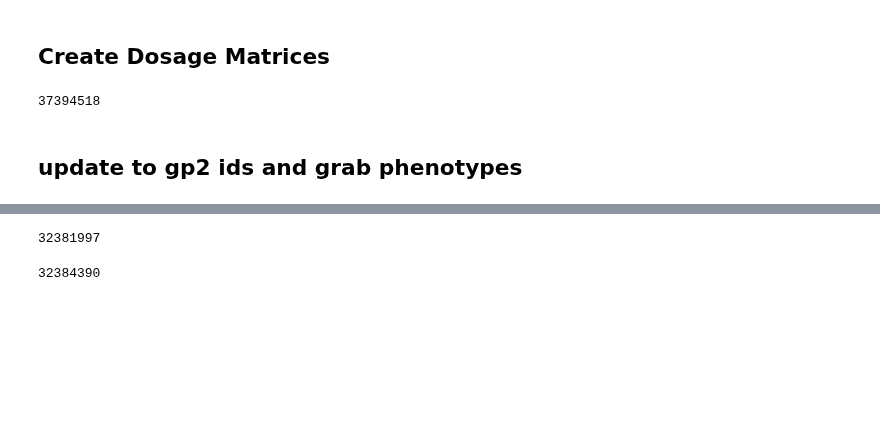
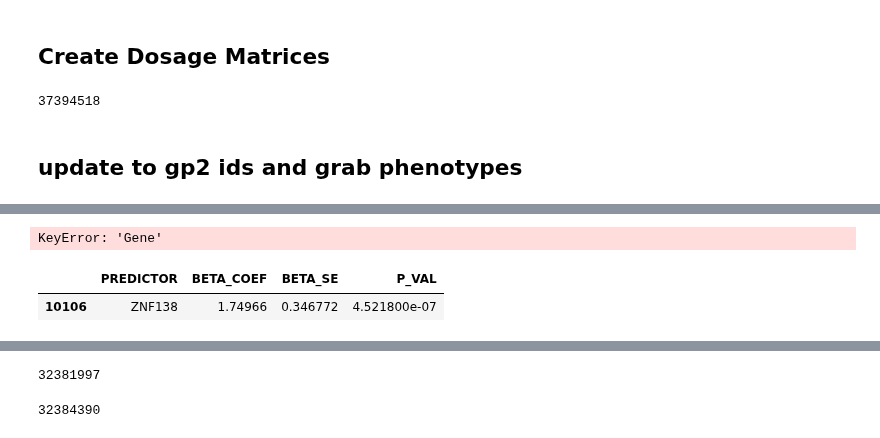
Before and after one commit to dvitale199/GenoTools, a Jupyter notebook: CNV/GP2_ClusterBuster_datagen.ipynb, the cells around one changed output, grey strips where cells are left out. Drawn from its saved outputs; the diff is of its cells as text; code cells hidden in the pictures; blank space fills up the shorter version.

```diff
--- a/CNV/GP2_ClusterBuster_datagen.ipynb
+++ b/CNV/GP2_ClusterBuster_datagen.ipynb
@@ -252,0 +308,31 @@ for label in labels:
+# %%
+# meta analyze
+from scipy import stats
+
+
+
+
+for dose in dosage_files:
+    results = []
+    meta_df = pd.DataFrame()
+    for label in cwas_labels:
+        total_dose = pd.read_csv(f'{cnv_path}/GP2_round2_{label}_{dose}_gp2ids_cnvwas.tab', sep='\t')
+        total_dose.loc[:,'label'] = label
+        meta_df = meta_df.append(total_dose)
+
+    gene_list = meta_df.PREDICTOR.unique()
+
+    for gene in gene_list:
+        temp_data = meta_df[meta_df['PREDICTOR'] == gene]
+        temp_data['z'] = temp_data['BETA_COEF']/temp_data['BETA_SE']
+        temp_data['weighted_z'] = temp_data['z']*temp_data['N_INFORMATIVE']
+        temp_data['weight_sq'] = temp_data['N_INFORMATIVE']*temp_data['N_INFORMATIVE']
+        summed_z = (temp_data['weighted_z'].sum())/(np.sqrt(temp_data['weight_sq'].sum()))
+        test_stat = summed_Z
+        p_val = scipy.stats.norm.sf(abs(summed_Z))*2
+        print(gene, test_stat, p_val)
+        results.append([gene, test_stat, p_val])
+
+    output = pd.DataFrame(results, columns=['GENE', 'TEST_STAT', 'P_VAL'])
+# %% [output]
+KeyError: 'Gene'
@@ -252,0 +360,7 @@ for label in labels:
+# %%
+total_dose_cnvwas = pd.read_csv(f'{cnv_path}/GP2_round2_EUR_L2R_DEL_gp2ids_cnvwas.tab', sep='\t')
+adj_thresh = 0.05/total_dose_cnvwas.shape[0]
+total_dose_cnvwas[total_dose_cnvwas.P_VAL<=5e-7]
+# %% [output]
+|  | PREDICTOR | BETA_COEF | BETA_SE | P_VAL |
+| 10106 | ZNF138 | 1.74966 | 0.346772 | 4.521800e-07 |
```
Also changed, not shown: parts of 19 cells of this notebook, 1 other file.
